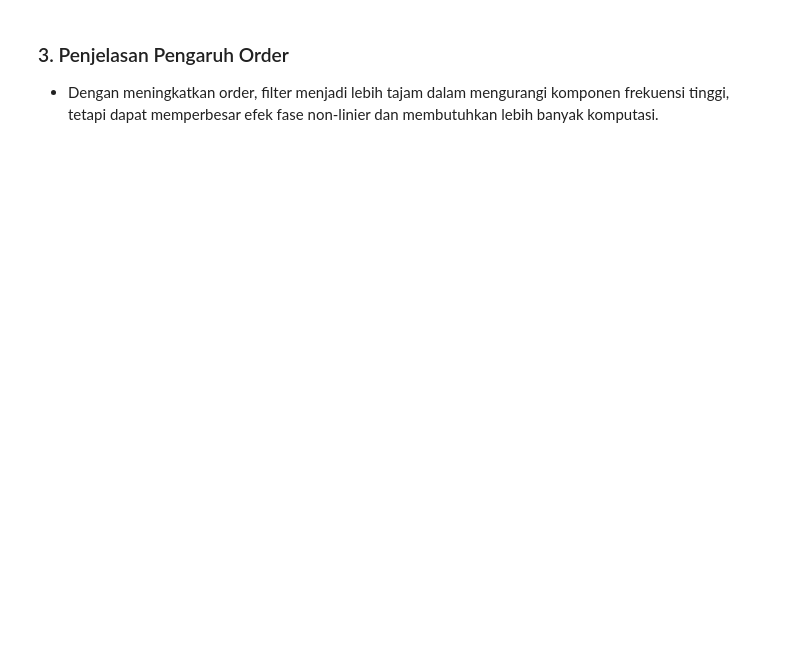
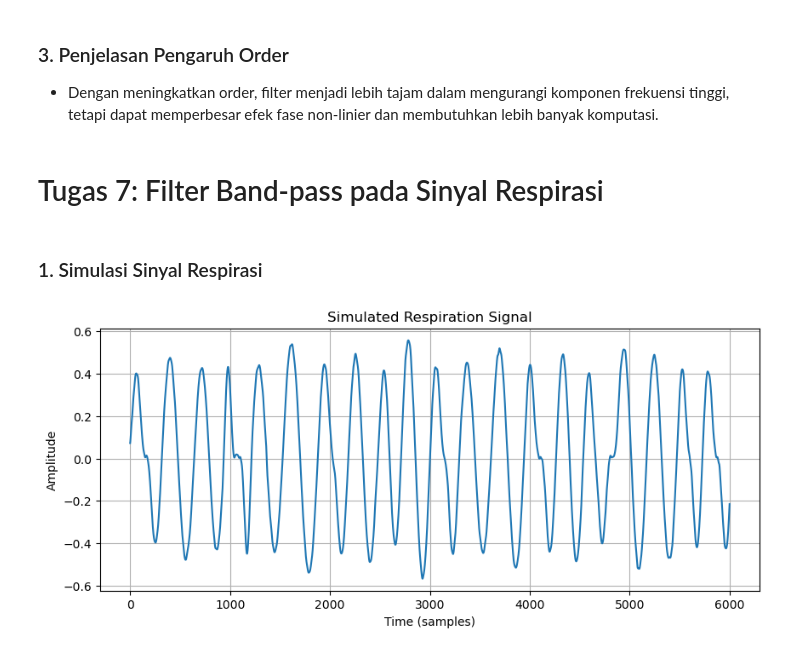
Before and after one commit to 121140215-ghaza/IF3024, a Jupyter notebook: blob/master/121140215_ho1.ipynb, the cells around one changed output. Cells and saved outputs as stored; diff of their text form; code cells hidden in the pictures; blank space fills up the shorter version.

Commit message:
menyelesaikan tugas 7

```diff
--- a/blob/master/121140215_ho1.ipynb
+++ b/blob/master/121140215_ho1.ipynb
@@ -384,3 +384,21 @@ plt.show()
 # %% [markdown]
 ### 3. Penjelasan Pengaruh Order
 - Dengan meningkatkan order, filter menjadi lebih tajam dalam mengurangi komponen frekuensi tinggi, tetapi dapat memperbesar efek fase non-linier dan membutuhkan lebih banyak komputasi.
+# %% [markdown]
+# Tugas 7: Filter Band-pass pada Sinyal Respirasi
+# %% [markdown]
+### 1. Simulasi Sinyal Respirasi
+# %%
+# Simulasi Sinyal Respirasi menggunakan nk.rsp_simulate
+respiration_signal = nk.rsp_simulate(duration=60, sampling_rate=100, respiratory_rate=20)
+
+# Plot Sinyal Respirasi
+plt.figure(figsize=(10, 4))
+plt.plot(respiration_signal)
+plt.title("Simulated Respiration Signal")
+plt.xlabel("Time (samples)")
+plt.ylabel("Amplitude")
+plt.grid(True)
+plt.show()
+# %% [output]
+[figure, added]
```
Also changed, not shown: parts of 13 cells of this notebook.
